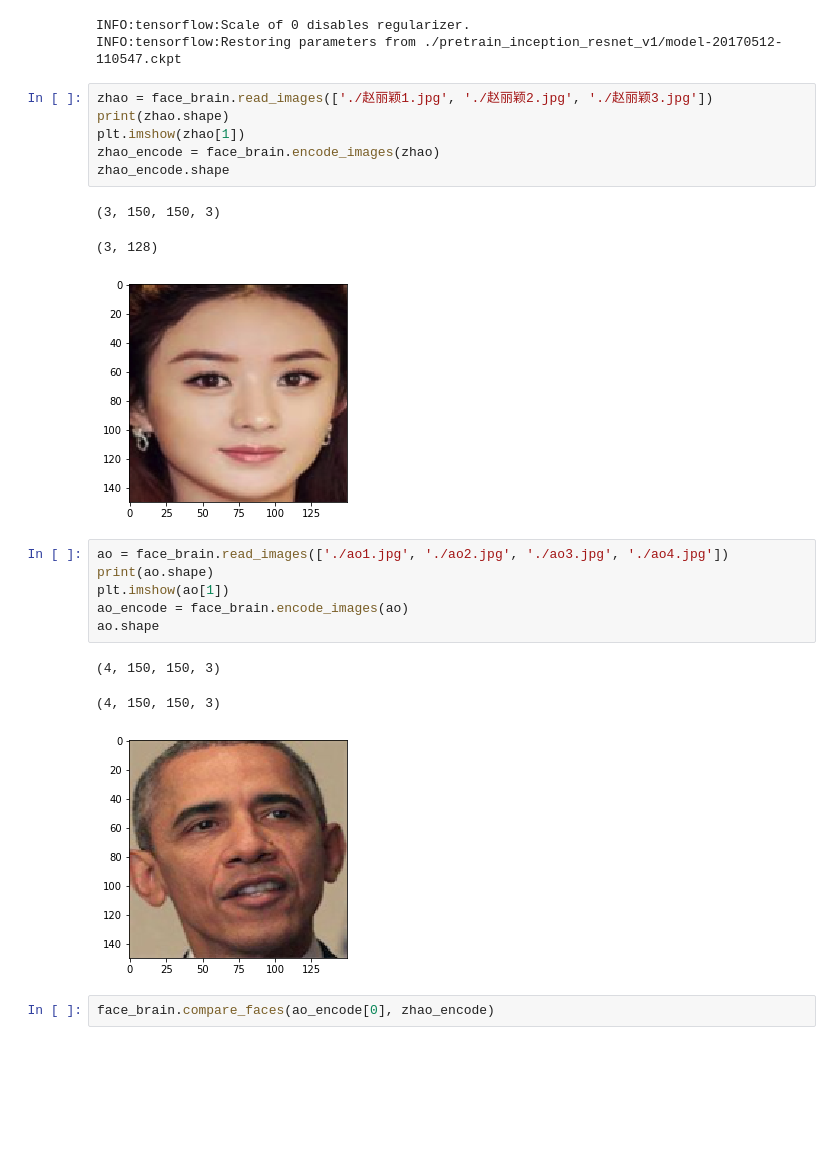
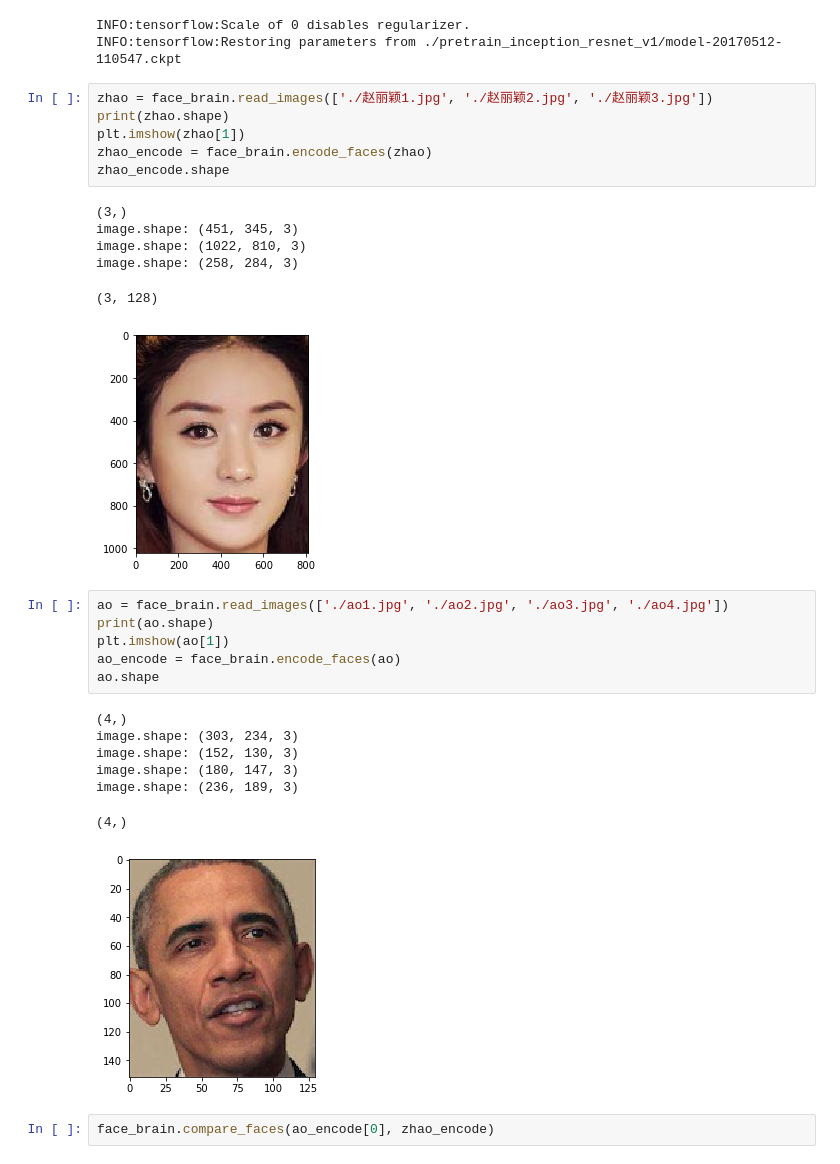
Before and after one commit to CoderSLZhang/Face_Recongnition_Demo, a Jupyter notebook: Untitled.ipynb, the cells around one changed output. Saved outputs shown, nothing was run; the diff lists cells and outputs as text; blank space fills up the shorter version.

Commit message:
face_brain

```diff
--- a/Untitled.ipynb
+++ b/Untitled.ipynb
@@ -15,23 +15,30 @@ INFO:tensorflow:Restoring parameters from ./pretrain_inception_resnet_v1/model-2
 # %%
 zhao = face_brain.read_images(['./赵丽颖1.jpg', './赵丽颖2.jpg', './赵丽颖3.jpg'])
 print(zhao.shape)
 plt.imshow(zhao[1])
-zhao_encode = face_brain.encode_images(zhao)
+zhao_encode = face_brain.encode_faces(zhao)
 zhao_encode.shape
 # %% [output]
-(3, 150, 150, 3)
+(3,)
+image.shape: (451, 345, 3)
+image.shape: (1022, 810, 3)
+image.shape: (258, 284, 3)
 (3, 128)
-[figure, old version]
+[figure, new version]
 # %%
 ao = face_brain.read_images(['./ao1.jpg', './ao2.jpg', './ao3.jpg', './ao4.jpg'])
 print(ao.shape)
 plt.imshow(ao[1])
-ao_encode = face_brain.encode_images(ao)
+ao_encode = face_brain.encode_faces(ao)
 ao.shape
 # %% [output]
-(4, 150, 150, 3)
+(4,)
+image.shape: (303, 234, 3)
+image.shape: (152, 130, 3)
+image.shape: (180, 147, 3)
+image.shape: (236, 189, 3)
-(4, 150, 150, 3)
+(4,)
-[figure, old version]
+[figure, new version]
 # %%
 face_brain.compare_faces(ao_encode[0], zhao_encode)
 # %% [output]
```
Also changed, not shown: parts of 11 cells of this notebook, 36 other files.
